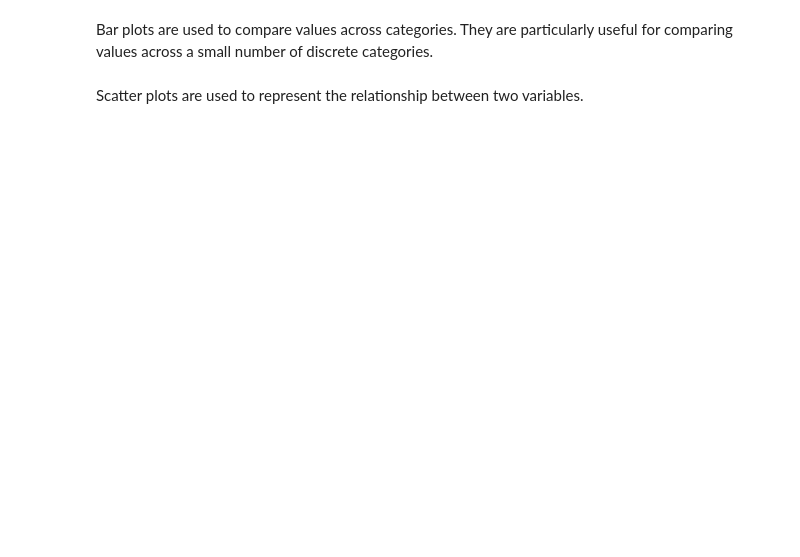
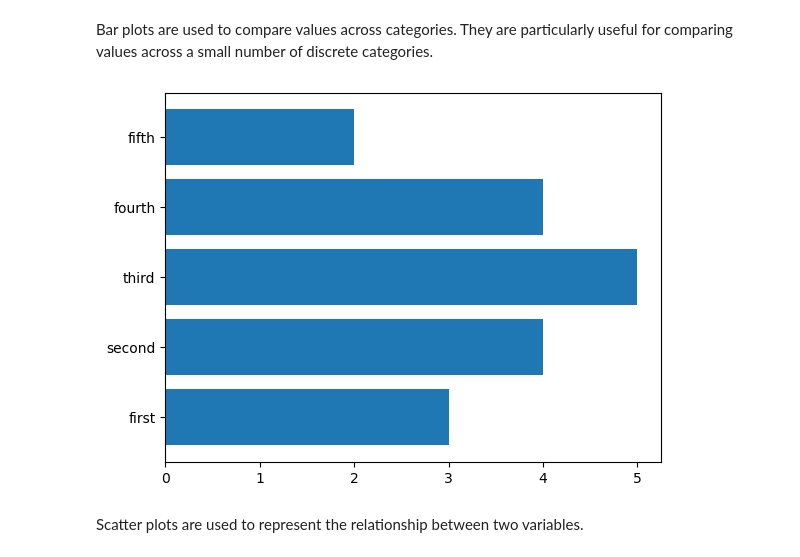
Before and after one commit to glouppe/dats0001-foundations-of-data-science, a Jupyter notebook: nb03a-plots.ipynb, the cells around one changed output. Drawn from its saved outputs; the diff is of its cells as text; code cells hidden in the pictures; blank space fills up the shorter version.

```diff
--- a/nb03a-plots.ipynb
+++ b/nb03a-plots.ipynb
@@ -60,12 +68,14 @@ Bar plots are used to compare values across categories. They are particularly us
 # %%
 # Bar plots
 fig = plt.figure()
 ax = plt.axes()
 
 x = [3, 4, 5, 4, 2]
-ax.bar(["first", "second", "third", "fourth", "fifth"], x)
+ax.barh(["first", "second", "third", "fourth", "fifth"], x)
 
 plt.show()
+# %% [output]
+[figure, added]
 # %% [markdown]
 Scatter plots are used to represent the relationship between two variables.
 # %%
```
Also changed, not shown: parts of 12 cells of this notebook, 2 other files.
